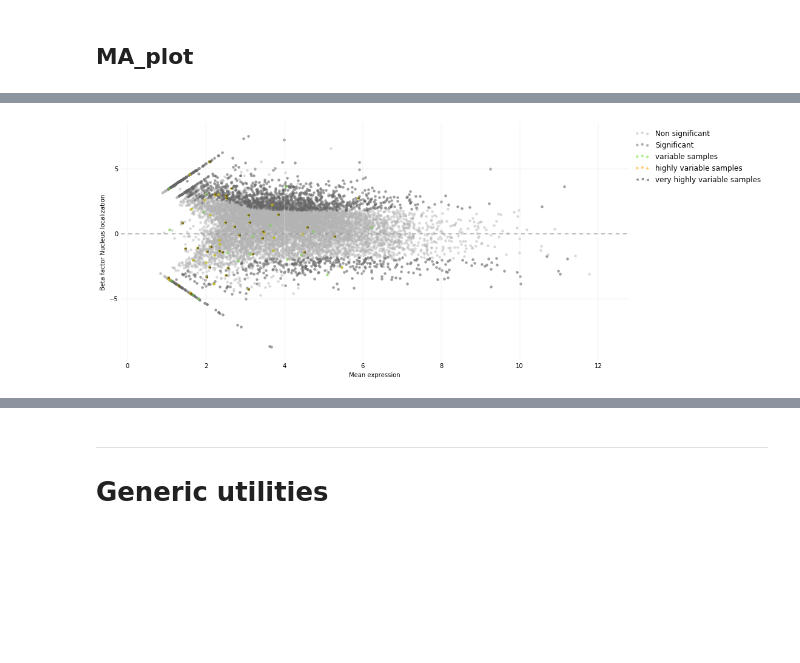
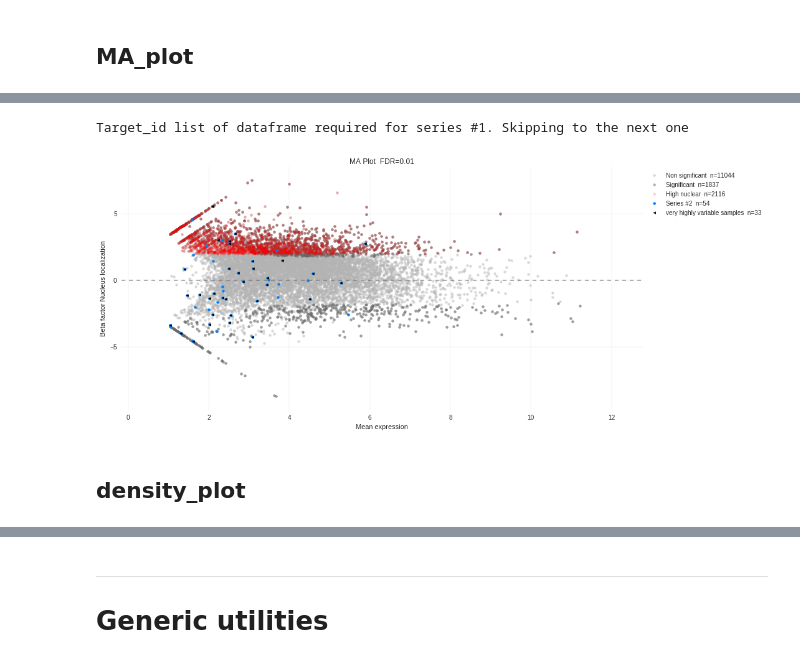
Before and after one commit to a-slide/pyBioPlot, a Jupyter notebook: test_pyBioPlot.ipynb, the cells around one changed output, grey strips where cells are left out. Cells and saved outputs as stored; diff of their text form; code cells hidden in the pictures; blank space fills up the shorter version.

```diff
--- a/test_pyBioPlot.ipynb
+++ b/test_pyBioPlot.ipynb
@@ -88,15 +90,27 @@ MA_plot(df, "mean_obs", "b", FDR=0.01, FDR_col="qval", figsize=[15,7], sig_color
 # %%
 df = pd.read_table("./test_data/localizationnucleus_wald_test.tsv")
 
+df2 = df[(df.b>2)]
+
 hl = [
-    {"target_id":df.target_id[(df.tech_var >= 1.2)], "label":"variable samples", "alpha":0.5},
-    {"target_id":df.target_id[(df.tech_var >= 1.3)], "color":"orange", "label":"highly variable samples"},
-    {"target_id":df.target_id[(df.tech_var >= 1.5)], "color":"black", "label":"very highly variable samples", "alpha":0.5, "marker":"<"}]
+    {"df":df2, "label":"High nuclear", "color":"red","alpha":0.2},
+    {"label":"mock", "alpha":0.5},
+    {"target_id":df.target_id[(df.tech_var >= 1.3)]},
+    {"target_id":df.target_id[(df.tech_var >= 1.5)], "color":"black", "label":"very highly variable samples", "alpha":1, "marker":"<"}]
 
-MA_plot(df, "mean_obs", "b", FDR=0.01, FDR_col="qval", highlight_list=hl,
+MA_plot(
+        df = df,
+        X= "mean_obs",
+        Y= "b",
+        FDR=0.01,
+        FDR_col="qval",
+        highlight_list=hl,
         figsize=[15,7],
         xlabel="Mean expression",
         ylabel="Beta factor Nucleus localization",
         alpha=0.5)
 # %% [output]
+Target_id list of dataframe required for series #1. Skipping to the next one
-[figure, old version]
+[figure, new version]
+# %% [markdown]
+## density_plot
```
Also changed, not shown: parts of 14 cells of this notebook, 1 other file.
